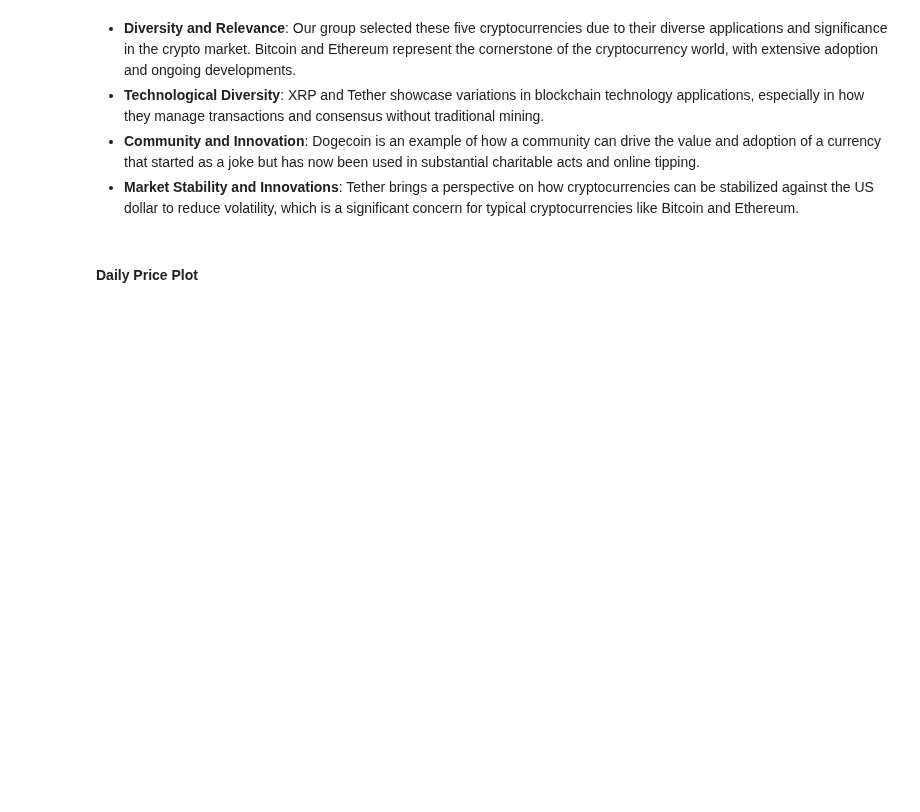
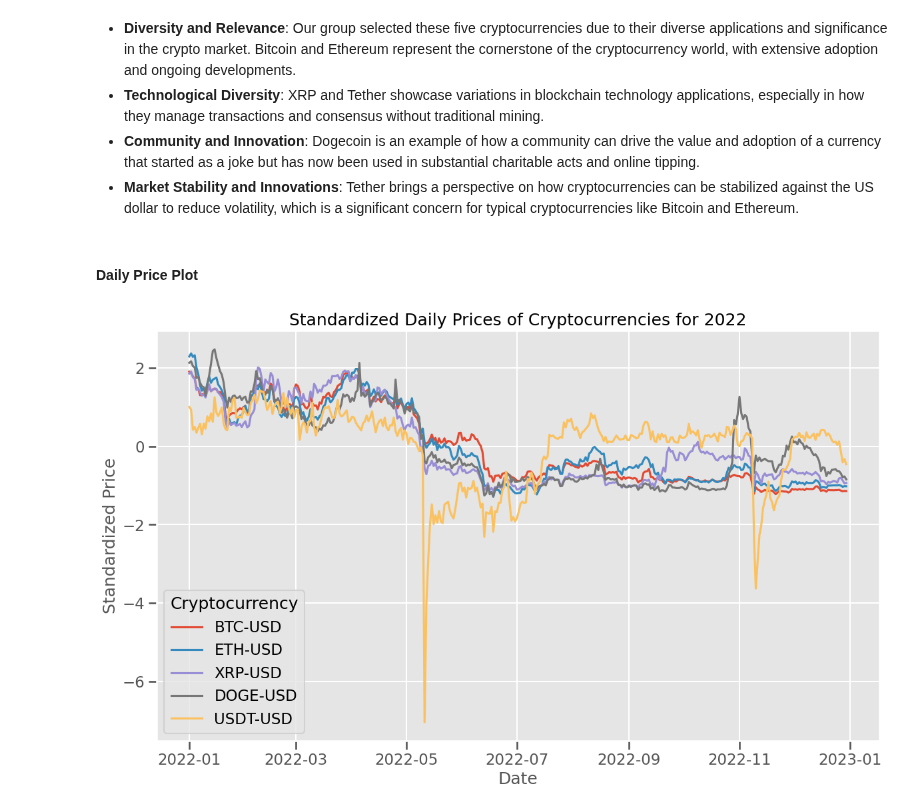
Before and after one commit to bs333/crypto-eda, a Jupyter notebook: crypto-eda.ipynb, the cells around one changed output. Drawn from its saved outputs; the diff is of its cells as text; code cells hidden in the pictures; blank space fills up the shorter version.

Commit message:
Plot stand. prices

```diff
--- a/crypto-eda.ipynb
+++ b/crypto-eda.ipynb
@@ -209,3 +209,20 @@ crypto_data = {crypto: yf.Ticker(crypto).history(start=start_date, end=end_date)
 
 # Dict conv
 crypto_prices = pd.DataFrame(crypto_data)
+
+# Standardize
+standardized_prices = (crypto_prices - crypto_prices.mean()) / crypto_prices.std()
+# %%
+# Plot
+plt.figure(figsize=(14, 8))
+for crypto in standardized_prices.columns:
+    plt.plot(standardized_prices.index, standardized_prices[crypto], label=crypto)
+
+plt.title('Standardized Daily Prices of Cryptocurrencies for 2022')
+plt.xlabel('Date')
+plt.ylabel('Standardized Price')
+plt.legend(title='Cryptocurrency')
+plt.grid(True)
+plt.show()
+# %% [output]
+[figure, added]
```
